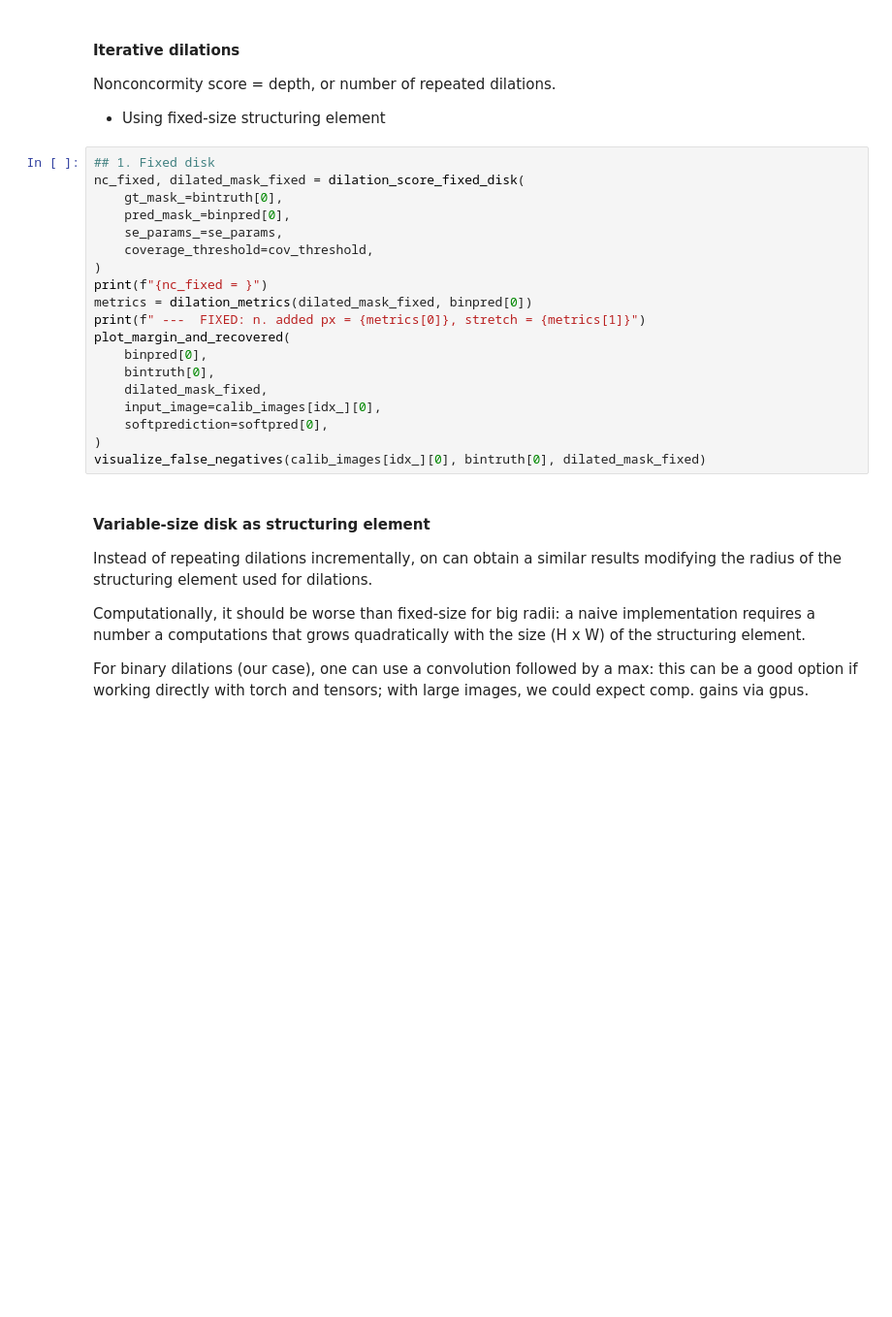
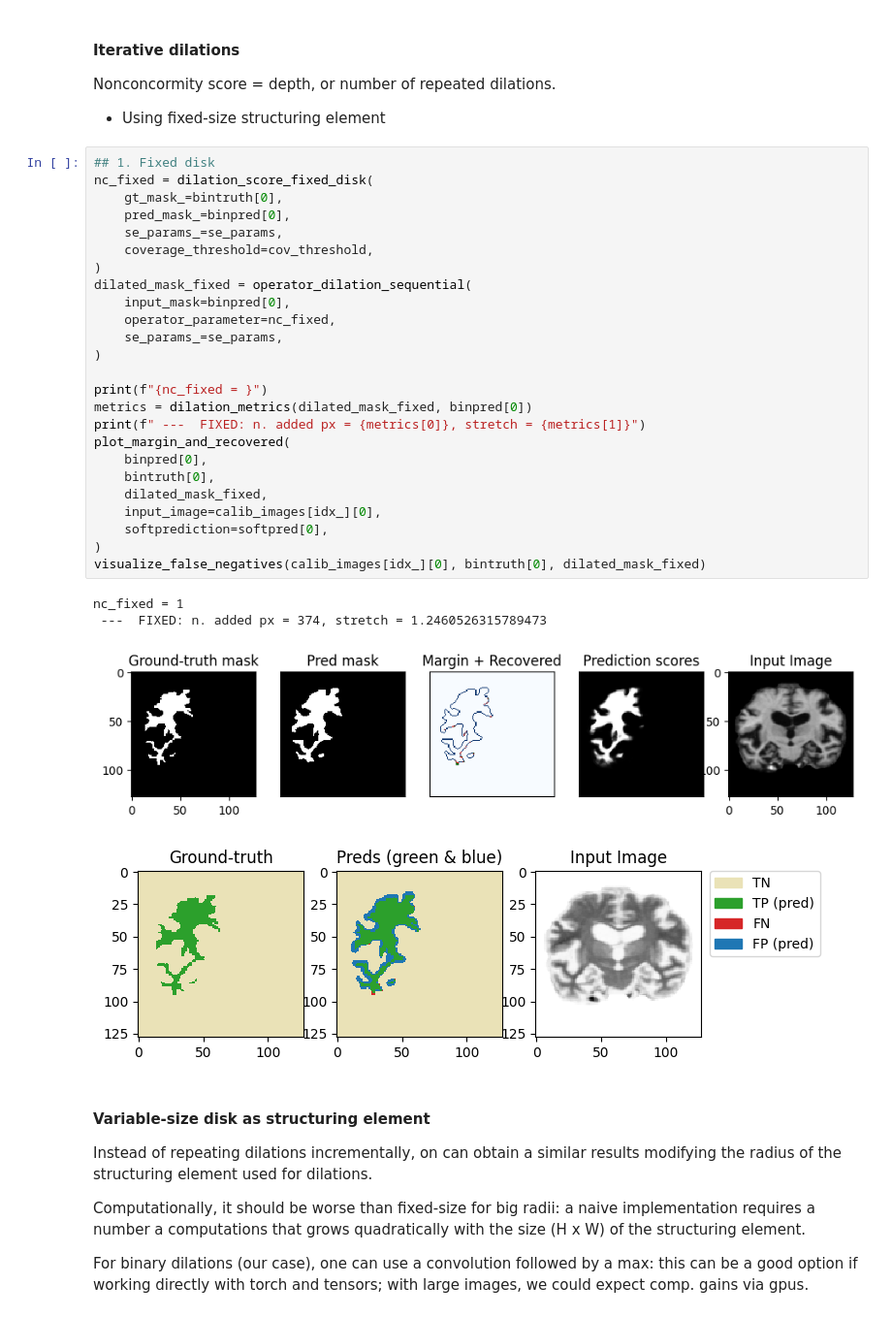
Before and after one commit to deel-ai-papers/consema, a Jupyter notebook: notebooks/n202_consema_oasis.ipynb, the cells around one changed output. Shown at 97% size. Drawn from its saved outputs; the diff is of its cells as text; blank space fills up the shorter version.

```diff
--- a/notebooks/n202_consema_oasis.ipynb
+++ b/notebooks/n202_consema_oasis.ipynb
@@ -251,23 +261,34 @@ Nonconcormity score = depth, or number of repeated dilations.
 - Using fixed-size structuring element
 # %%
 ## 1. Fixed disk
-nc_fixed, dilated_mask_fixed = dilation_score_fixed_disk(
+nc_fixed = dilation_score_fixed_disk(
     gt_mask_=bintruth[0],
     pred_mask_=binpred[0],
     se_params_=se_params,
     coverage_threshold=cov_threshold,
 )
+dilated_mask_fixed = operator_dilation_sequential(
+    input_mask=binpred[0],
+    operator_parameter=nc_fixed,
+    se_params_=se_params,
+)
+
 print(f"{nc_fixed = }")
 metrics = dilation_metrics(dilated_mask_fixed, binpred[0])
 print(f" ---  FIXED: n. added px = {metrics[0]}, stretch = {metrics[1]}")
 plot_margin_and_recovered(
     binpred[0],
     bintruth[0],
     dilated_mask_fixed,
     input_image=calib_images[idx_][0],
     softprediction=softpred[0],
 )
 visualize_false_negatives(calib_images[idx_][0], bintruth[0], dilated_mask_fixed)
+# %% [output]
+nc_fixed = 1
+ ---  FIXED: n. added px = 374, stretch = 1.2460526315789473
+[figure, added]
+[figure, added]
 # %% [markdown]
 #### Variable-size disk as structuring element
 
```
Also changed, not shown: parts of 20 cells of this notebook, 6 other files.
